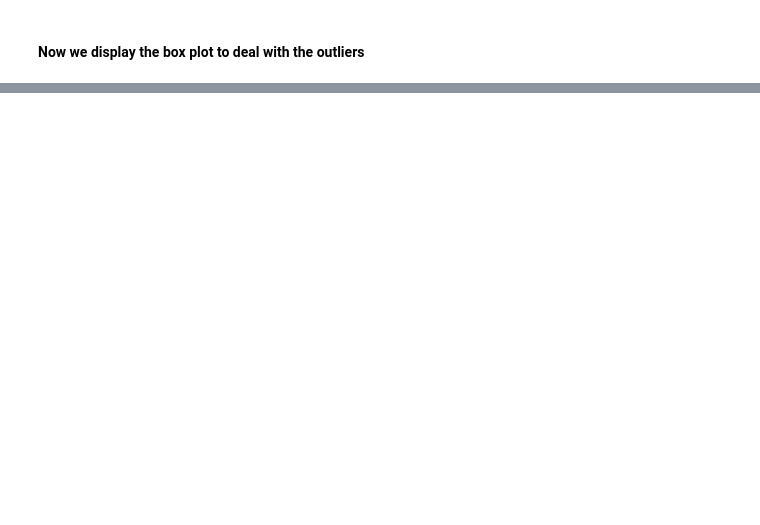
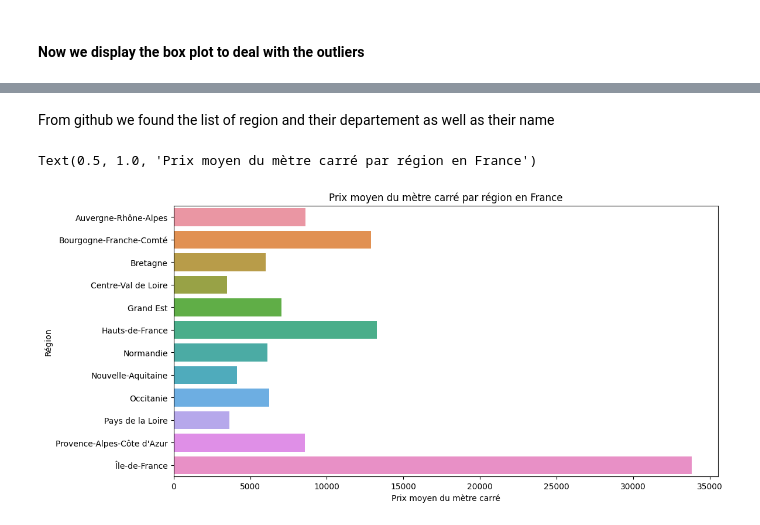
Before and after one commit to Siropteur/Mini_Project_DataScience, a Jupyter notebook: Main.ipynb, the cells around one changed output, grey strips where cells are left out. Drawn from its saved outputs; the diff is of its cells as text; code cells hidden in the pictures; blank space fills up the shorter version.

Commit message:
start data viz

```diff
--- a/Main.ipynb
+++ b/Main.ipynb
@@ -415,5 +475,6 @@ plt.show()
 # %%
 new_df.to_csv("valeursfoncieres.csv", index=False)
 # %%
-df_ac = pd.read_csv("valeursfoncieres.csv", low_memory=False)
-df_ac
+#del df #clear the data
+df = pd.read_csv("valeursfoncieres.csv", low_memory=False)
+df
@@ -426,0 +508,2 @@ for i in range(1, len(df_ac.columns)):
+# %% [markdown]
+From github we found the list of region and their departement as well as their name
@@ -426,0 +634,15 @@ for i in range(1, len(df_ac.columns)):
+# %%
+df['Code postal'] = df['Code postal'].astype(str)
+df['Region'] = df['Code postal'].str[:2].map({code: region for region, codes in REGIONS.items() for code in codes})
+
+mean_price_per_sqm = df.groupby('Region')['Prix par metre carre'].mean().reset_index()
+
+plt.figure(figsize=(12, 6))
+sns.barplot(x='Prix par metre carre', y='Region', data=mean_price_per_sqm)
+
+plt.xlabel('Prix moyen du mètre carré')
+plt.ylabel('Région')
+plt.title('Prix moyen du mètre carré par région en France')
+# %% [output]
+Text(0.5, 1.0, 'Prix moyen du mètre carré par région en France')
+[figure, added]
```
Also changed, not shown: parts of 23 cells of this notebook.
